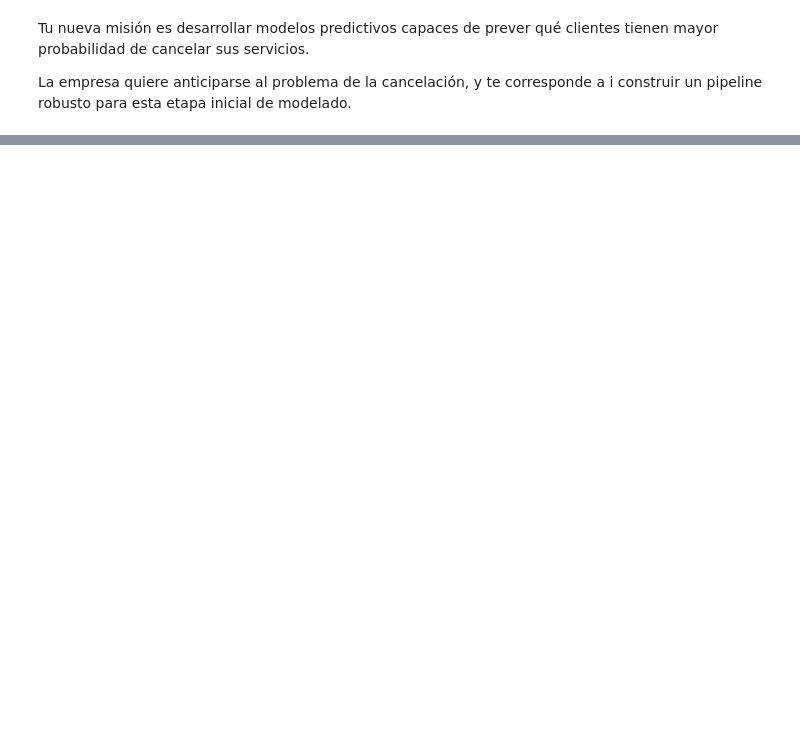
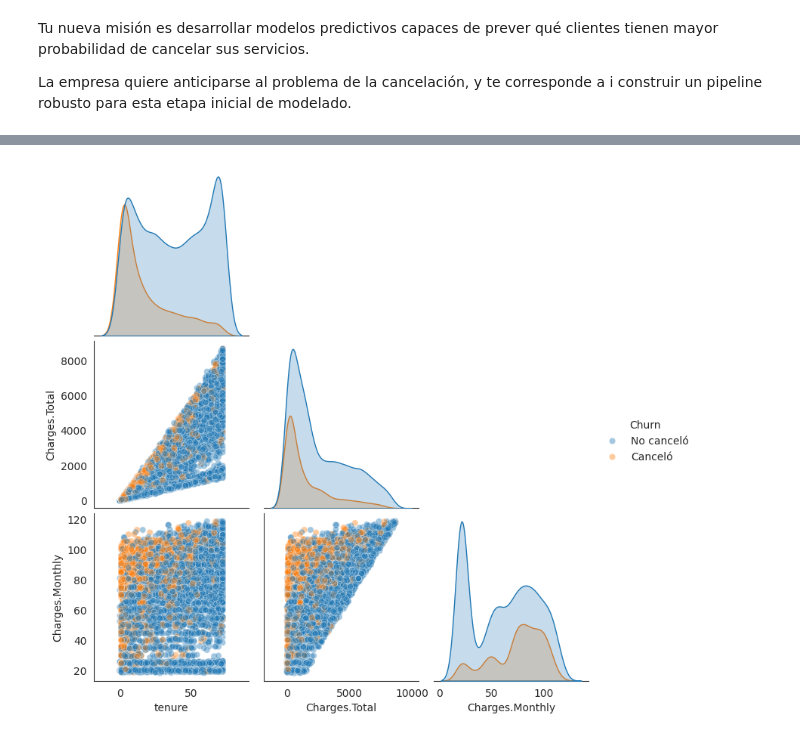
Before and after one commit to Yaaxek/TelecomX-Parte2-Churn, a Jupyter notebook: TelecomX_Parte2_Churn.ipynb, the cells around one changed output, grey strips where cells are left out. Cells and saved outputs as stored; diff of their text form; code cells hidden in the pictures; blank space fills up the shorter version.

```diff
--- a/TelecomX_Parte2_Churn.ipynb
+++ b/TelecomX_Parte2_Churn.ipynb
@@ -13,0 +252,16 @@ Mounted at /content/drive
+# %%
+sns.set_style("white")
+pair_data = datos[["tenure", "Charges.Total", "Charges.Monthly", "Churn"]].copy()
+
+pair_data["Churn"] = pair_data["Churn"].map({0: "No canceló", 1: "Canceló"})
+sns.pairplot(
+    pair_data,
+    hue="Churn",
+    corner=True,
+    diag_kind="kde",
+    plot_kws={"alpha":0.4}
+)
+
+plt.show()
+# %% [output]
+[figure, added]
```
Also changed, not shown: parts of 44 cells of this notebook.
